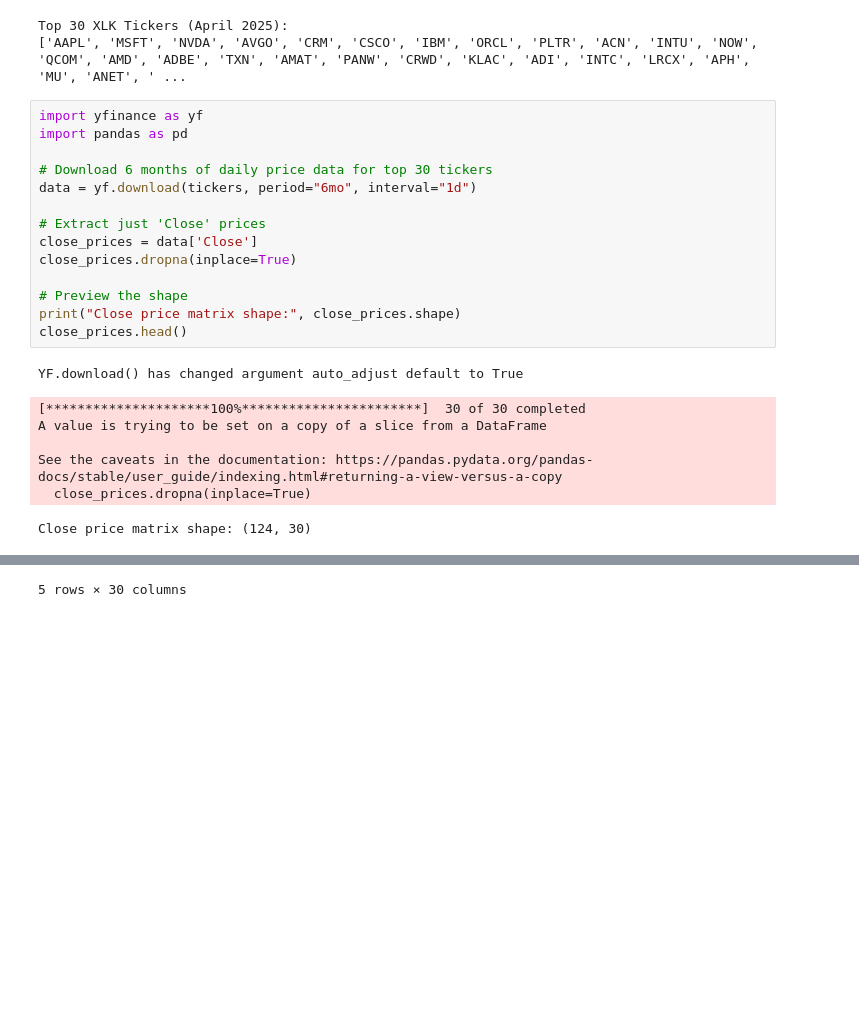
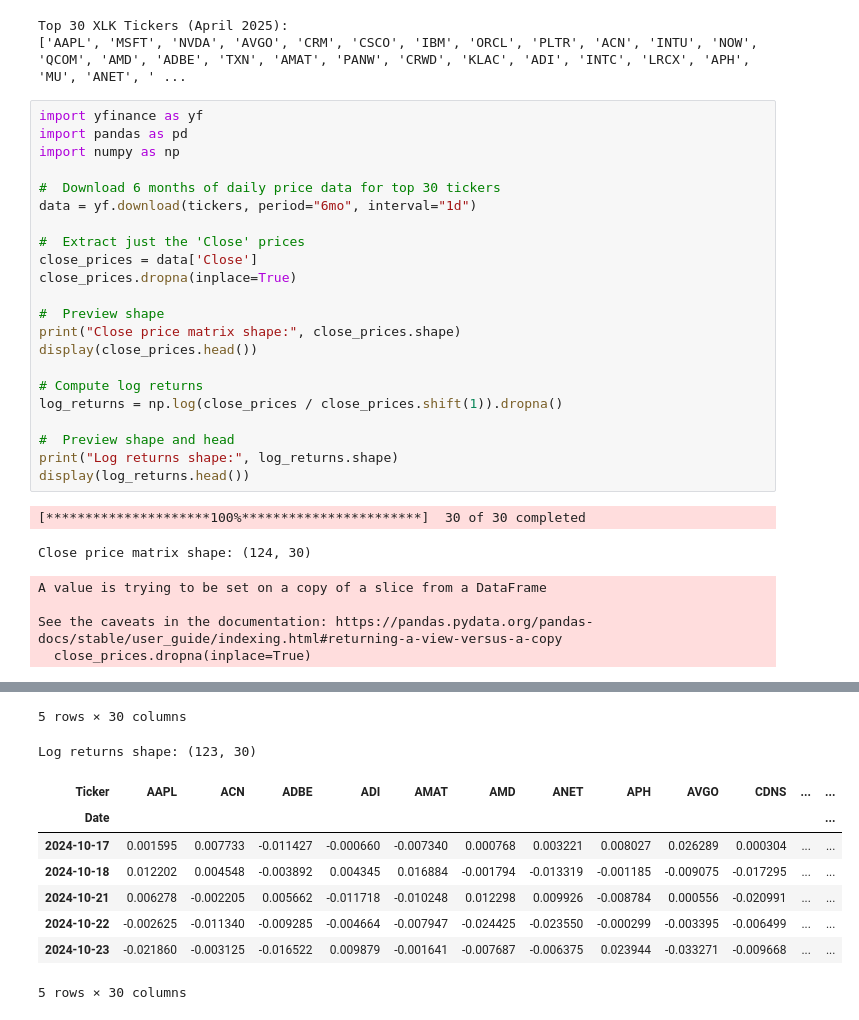
Before and after one commit to godlesscherry/gw-1-mscfe-wqu, a Jupyter notebook: 8952_FD GWP 1 M5.ipynb, the cells around one changed output, grey strips where cells are left out. Drawn from its saved outputs; the diff is of its cells as text; blank space fills up the shorter version.

```diff
--- a/8952_FD GWP 1 M5.ipynb
+++ b/8952_FD GWP 1 M5.ipynb
@@ -466,24 +466,31 @@ Top 30 XLK Tickers (April 2025):
 # %%
 import yfinance as yf
 import pandas as pd
+import numpy as np
 
-# Download 6 months of daily price data for top 30 tickers
+#  Download 6 months of daily price data for top 30 tickers
 data = yf.download(tickers, period="6mo", interval="1d")
 
-# Extract just 'Close' prices
+#  Extract just the 'Close' prices
 close_prices = data['Close']
 close_prices.dropna(inplace=True)
 
-# Preview the shape
+#  Preview shape
 print("Close price matrix shape:", close_prices.shape)
-close_prices.head()
+display(close_prices.head())
+
+# Compute log returns
+log_returns = np.log(close_prices / close_prices.shift(1)).dropna()
+
+#  Preview shape and head
+print("Log returns shape:", log_returns.shape)
+display(log_returns.head())
 # %% [output]
-YF.download() has changed argument auto_adjust default to True
+[*********************100%***********************]  30 of 30 completed
-[*********************100%***********************]  30 of 30 completed
-A value is trying to be set on a copy of a slice from a DataFrame
-
-See the caveats in the documentation: https://pandas.pydata.org/pandas-docs/stable/user_guide/indexing.html#returning-a-view-versus-a-copy
-  close_prices.dropna(inplace=True)
+Close price matrix shape: (124, 30)
-Close price matrix shape: (124, 30)
+A value is trying to be set on a copy of a slice from a DataFrame
+
+See the caveats in the documentation: https://pandas.pydata.org/pandas-docs/stable/user_guide/indexing.html#returning-a-view-versus-a-copy
+  close_prices.dropna(inplace=True)
 | Ticker | AAPL | ACN | ADBE | ADI | AMAT | AMD | ANET | APH | AVGO | CDNS | ... | ... |
 | Date |  |  |  |  |  |  |  |  |  |  |  | ... |
@@ -495 +502,10 @@ Close price matrix shape: (124, 30)
 5 rows × 30 columns
+Log returns shape: (123, 30)
+| Ticker | AAPL | ACN | ADBE | ADI | AMAT | AMD | ANET | APH | AVGO | CDNS | ... | ... |
+| Date |  |  |  |  |  |  |  |  |  |  |  | ... |
+| 2024-10-17 | 0.001595 | 0.007733 | -0.011427 | -0.000660 | -0.007340 | 0.000768 | 0.003221 | 0.008027 | 0.026289 | 0.000304 | ... | ... |
+| 2024-10-18 | 0.012202 | 0.004548 | -0.003892 | 0.004345 | 0.016884 | -0.001794 | -0.013319 | -0.001185 | -0.009075 | -0.017295 | ... | ... |
+| 2024-10-21 | 0.006278 | -0.002205 | 0.005662 | -0.011718 | -0.010248 | 0.012298 | 0.009926 | -0.008784 | 0.000556 | -0.020991 | ... | ... |
+| 2024-10-22 | -0.002625 | -0.011340 | -0.009285 | -0.004664 | -0.007947 | -0.024425 | -0.023550 | -0.000299 | -0.003395 | -0.006499 | ... | ... |
+| 2024-10-23 | -0.021860 | -0.003125 | -0.016522 | 0.009879 | -0.001641 | -0.007687 | -0.006375 | 0.023944 | -0.033271 | -0.009668 | ... | ... |
+5 rows × 30 columns
```
Also changed, not shown: parts of 5 cells of this notebook.
